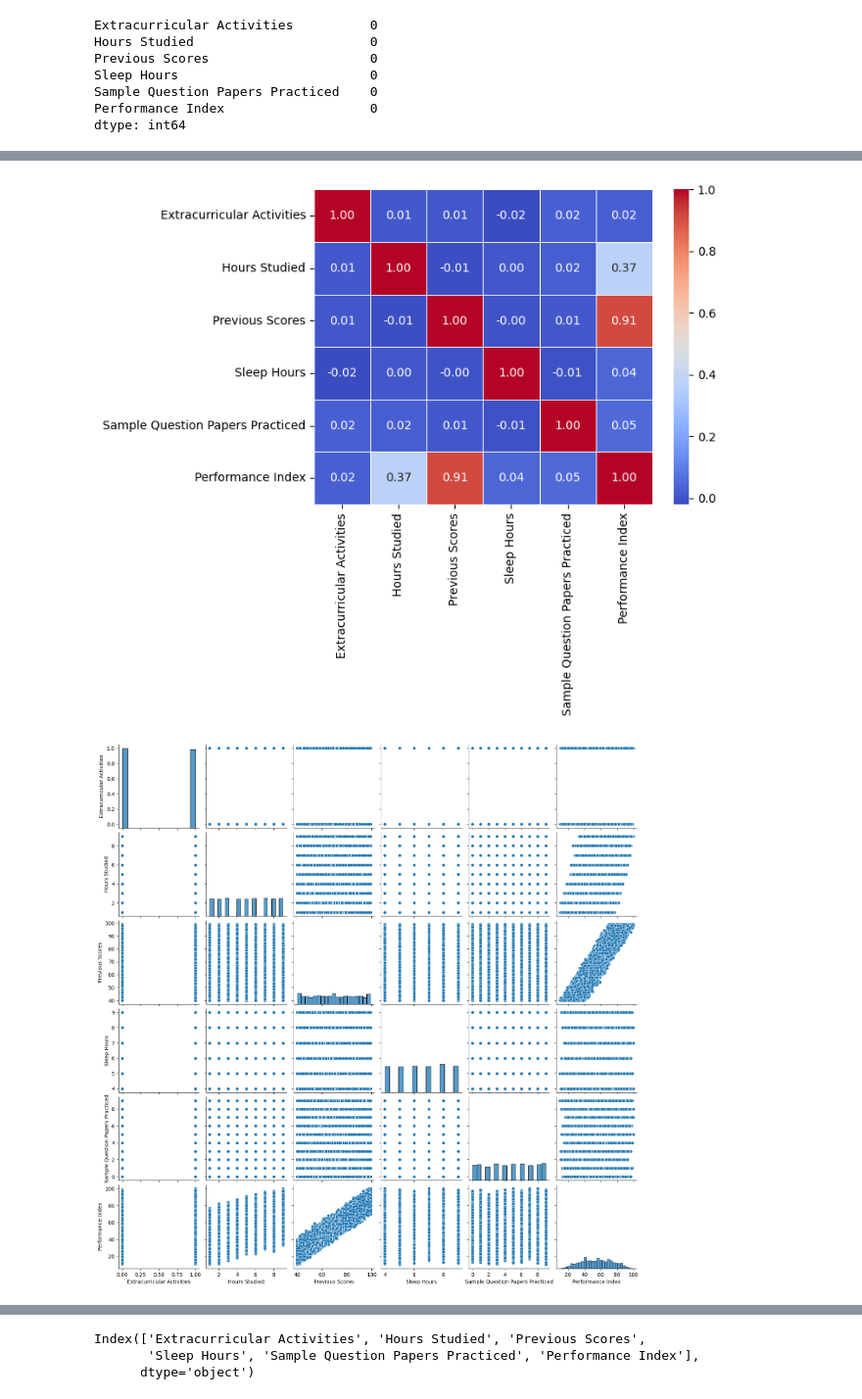
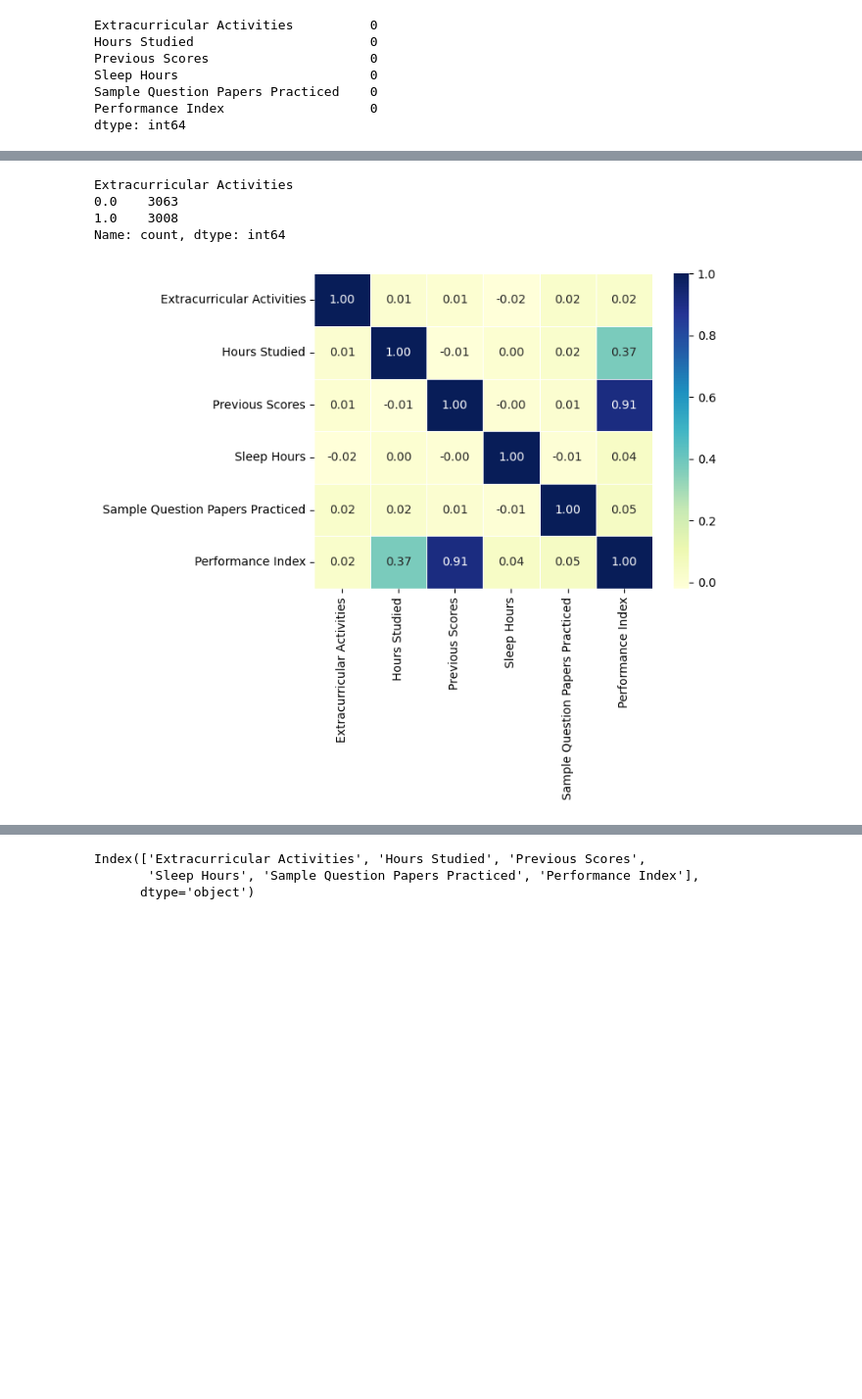
Before and after one commit to AdamSe22/DataMinig, a Jupyter notebook: Untitled.ipynb, the cells around one changed output, grey strips where cells are left out. Shown: that part at 98% size. Cells and saved outputs as stored; diff of their text form; code cells hidden in the pictures; blank space fills up the shorter version.

```diff
--- a/Untitled.ipynb
+++ b/Untitled.ipynb
@@ -337,12 +318,18 @@ Name: count, dtype: int64
+# %%
+X['Extracurricular Activities'].value_counts()
+# %% [output]
+Extracurricular Activities
+0.0    3063
+1.0    3008
+Name: count, dtype: int64
 # %%
-sns.heatmap(X.corr(), annot=True, cmap='coolwarm', fmt='.2f', linewidths=0.5)
+sns.heatmap(X.corr(), annot=True, cmap='YlGnBu', fmt='.2f', linewidths=0.5)
 plt.show()
 
 sns.pairplot(X)
 plt.show()
 # %% [output]
-[figure, old version]
+[figure, new version]
-[figure, removed]
 # %%
 #Box Plot
 plt.figure(figsize=(12, 6))
```
Also changed, not shown: parts of 20 cells of this notebook, 1 other file.
